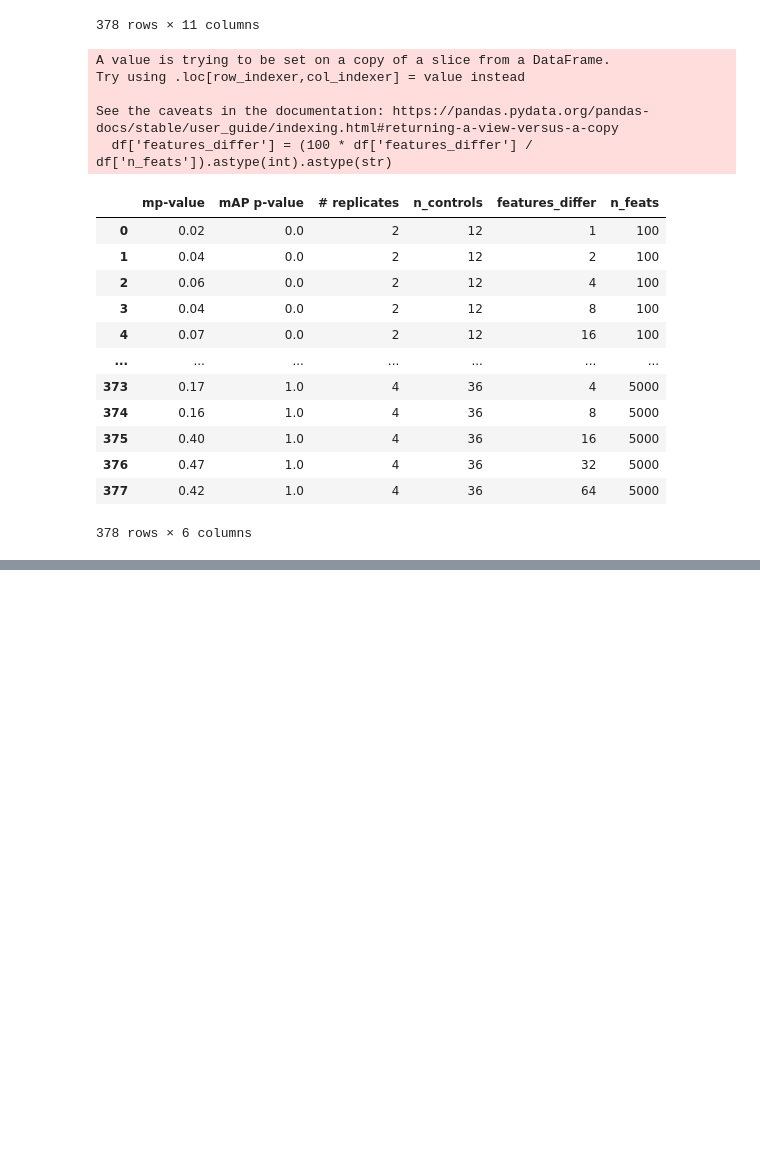
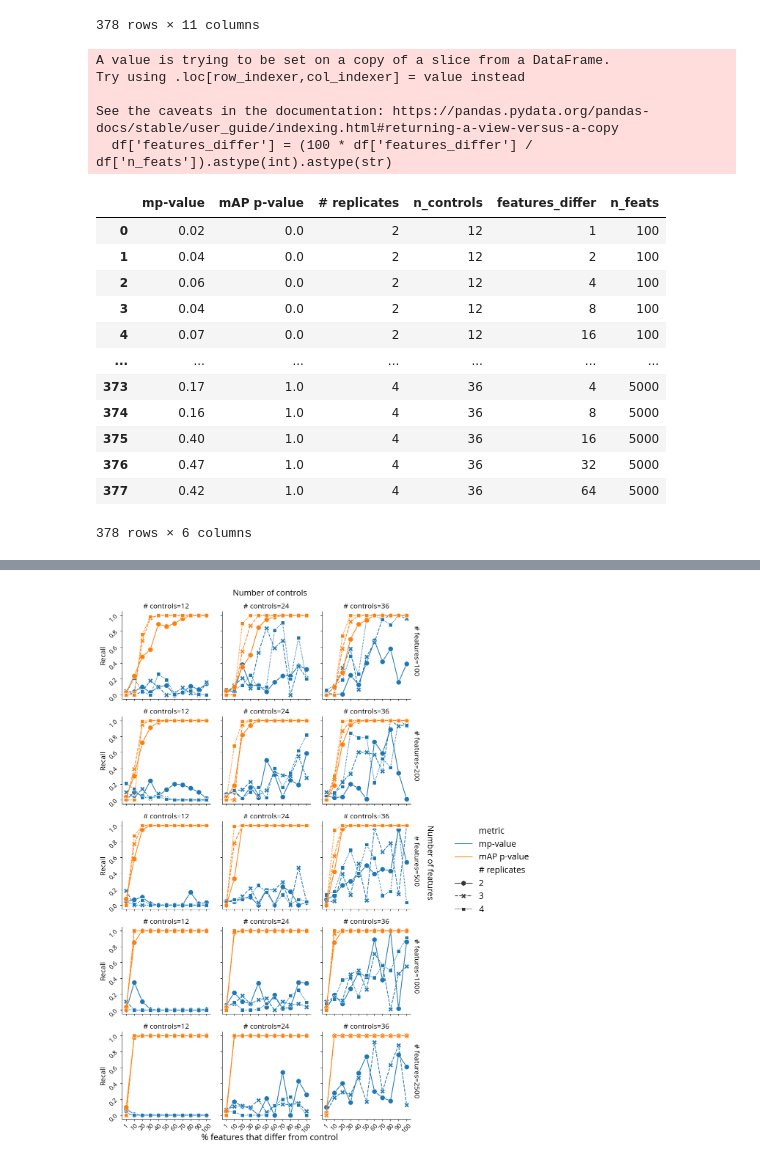
Before and after one commit to alxndrkalinin/grit-benchmark, a Jupyter notebook: 1.calculate-metrics/sim/viz_rep_ctrl_num_sim.ipynb, the cells around one changed output, grey strips where cells are left out. Drawn from its saved outputs; the diff is of its cells as text; code cells hidden in the pictures; blank space fills up the shorter version.

```diff
--- a/1.calculate-metrics/sim/viz_rep_ctrl_num_sim.ipynb
+++ b/1.calculate-metrics/sim/viz_rep_ctrl_num_sim.ipynb
@@ -506,0 +512,18 @@ plt.show()
+# %%
+with open("feat_num_sim_results_100.pkl", "rb") as f:
+    results = pd.DataFrame(pickle.load(f))
+
+results.rename(columns={
+    "n_plates": "# replicates",
+    # "mean_ap_p_value": "mAP p-value (Euclidean)",
+    "mean_ap_p_value": "mAP p-value",
+    "mp_value": "mp-value",
+    }, inplace=True)
+# results
+
+results["n_controls"] = results["n_controls"] * results["# replicates"]
+
+df = results[["mp-value", "mAP p-value", "# replicates", "n_controls", "features_differ", "n_feats"]]
+df.loc[:, 'features_differ'] = (100 * df['features_differ'] / df['n_feats']).astype(int).astype(str)
+# df['features_differ'] = df['features_differ'].astype(str)
+df
@@ -506,0 +561,40 @@ plt.show()
+# %%
+# Increase global font sizes
+plt.rcParams.update({'font.size': 14, 'axes.labelsize': 14, 'axes.titlesize': 14})
+
+df_melted = df.melt(id_vars=['features_differ', '# replicates', 'n_controls', 'n_feats'],
+                    value_vars=['mp-value', 'mAP p-value'],
+                    var_name='metric', value_name='value')
+
+# Adjust the height and aspect for larger subplots
+g = sns.FacetGrid(df_melted, row='n_feats', col='n_controls', height=3, aspect=1.0)
+
+plt.subplots_adjust(bottom=0.33)
+g.fig.text(0.45, 0.01, '% features that differ from control', ha='center', fontsize='large')
+
+# Mapping the lineplot to each subset of the data
+g.map_dataframe(sns.lineplot, x='features_differ', y='value',
+                hue='metric', style="# replicates", markers=True,
+                dashes=True, markersize=10)
+
+# Adding additional plot details
+g.add_legend(bbox_to_anchor=(1.1, 0.5), loc='center right', fontsize='large')
+g.set_axis_labels("", "Recall")
+g.set_titles("# controls={col_name}", fontsize=14)
+
+# Adjust the tick labels size
+for ax in g.axes.flatten():
+    ax.tick_params(labelsize=12, labelrotation=25)
+
+# Add common row titles
+for ax, title in zip(g.axes[:, -1], g.row_names):
+    ax.text(1.1, 0.55, f'# features={title}',
+            rotation=270, verticalalignment='center',
+            horizontalalignment='right', transform=ax.transAxes,
+            fontsize=14)
+
+plt.text(0.36, 1.0, "Number of controls", fontsize=16, transform=plt.gcf().transFigure)
+plt.text(0.83, 0.45, "Number of features", fontsize=16, rotation=-90, transform=plt.gcf().transFigure)
+plt.show()
+# %% [output]
+[figure, added]
```
Also changed, not shown: parts of 13 cells of this notebook, 10 other files.
